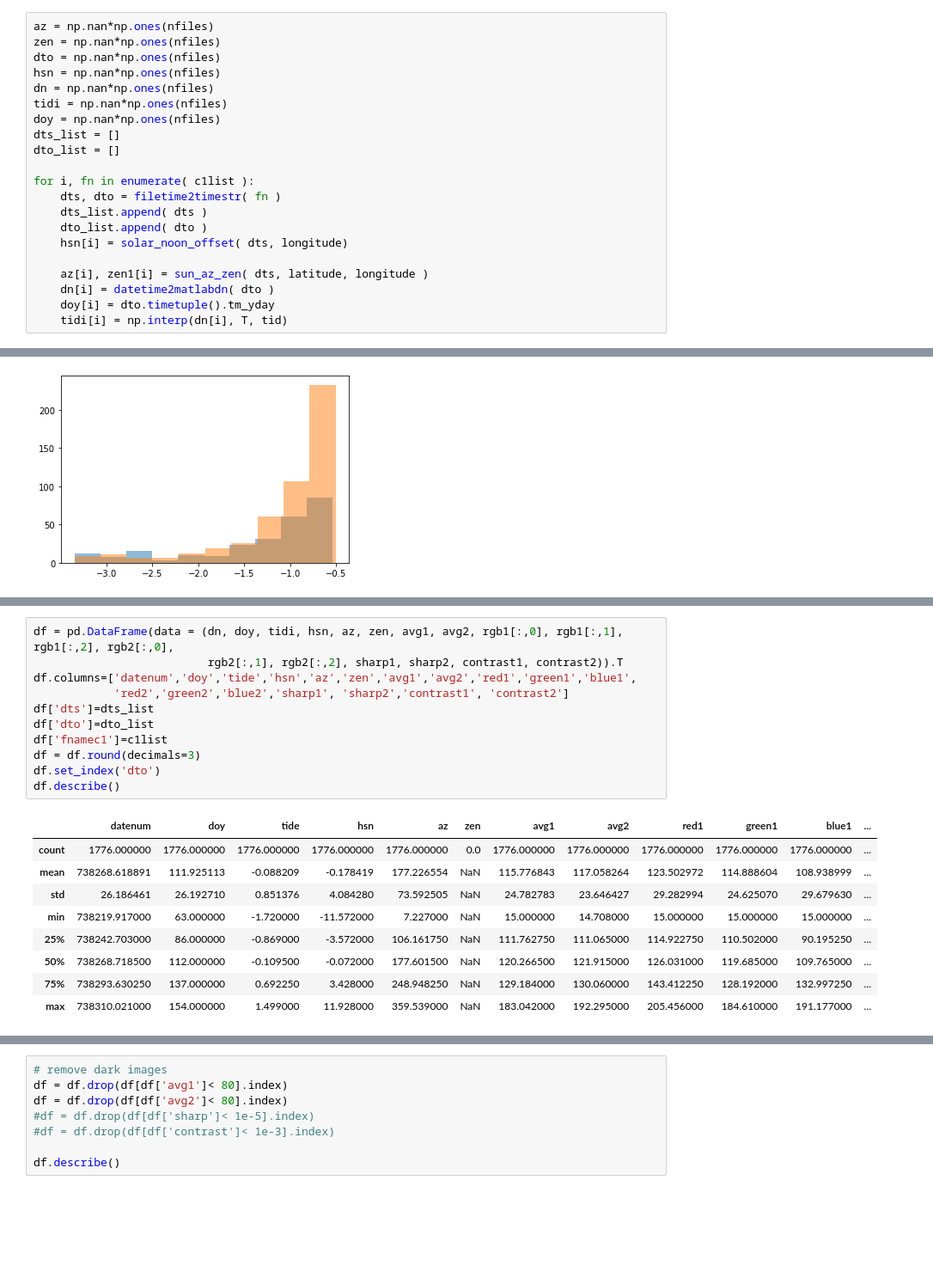
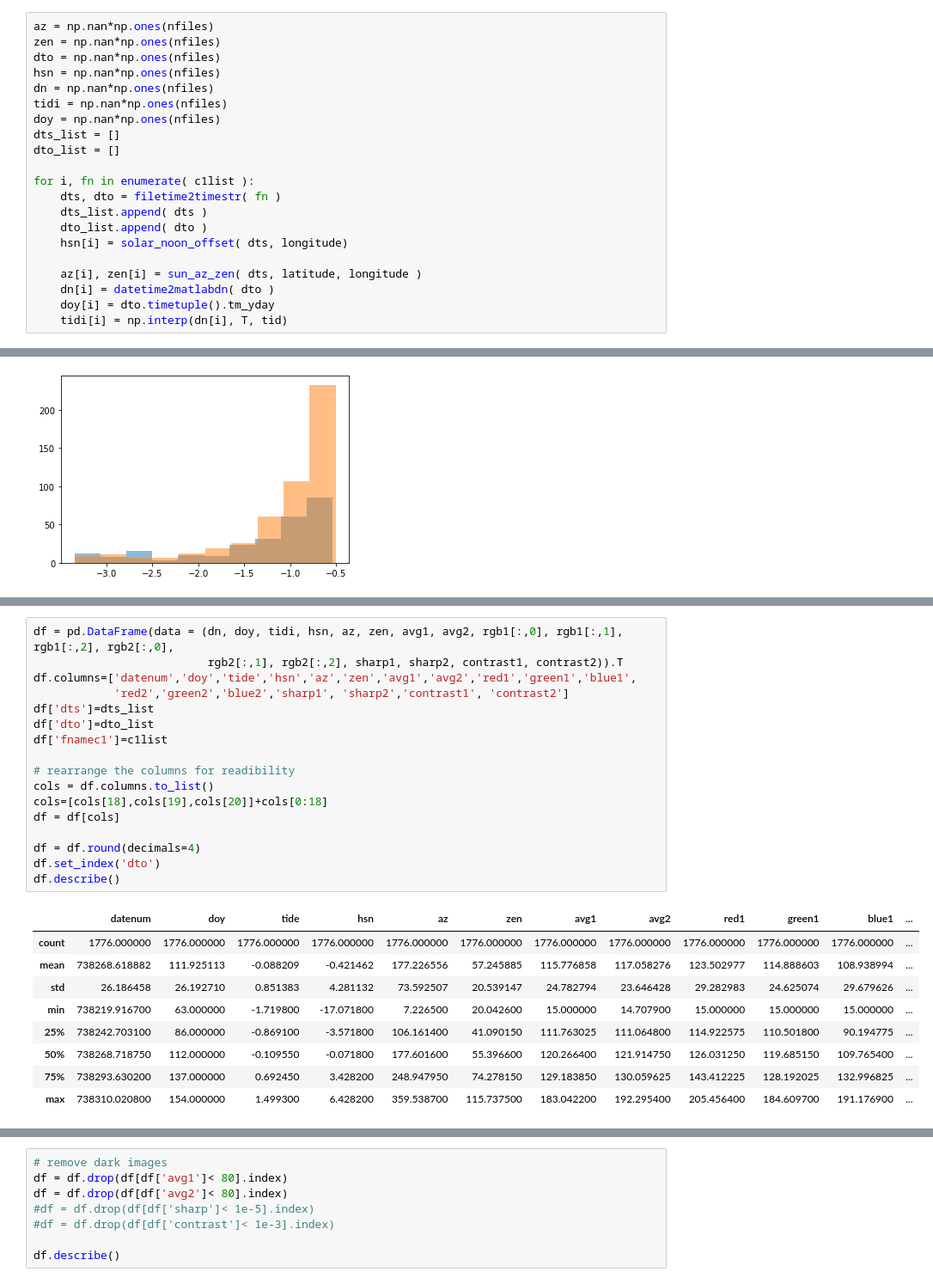
Before and after one commit to csherwood-usgs/CoastCam, a Jupyter notebook: assess_inventory.ipynb, the cells around one changed output, grey strips where cells are left out. Shown at 86% size. Saved outputs shown, nothing was run; the diff lists cells and outputs as text; blank space fills up the shorter version.

```diff
--- a/assess_inventory.ipynb
+++ b/assess_inventory.ipynb
@@ -107,7 +107,7 @@ for i, fn in enumerate( c1list ):
     dto_list.append( dto )
     hsn[i] = solar_noon_offset( dts, longitude)
 
-    az[i], zen1[i] = sun_az_zen( dts, latitude, longitude )
+    az[i], zen[i] = sun_az_zen( dts, latitude, longitude )
     dn[i] = datetime2matlabdn( dto )
     doy[i] = dto.timetuple().tm_yday
     tidi[i] = np.interp(dn[i], T, tid)
@@ -196,21 +196,27 @@ plt.plot(sharp1,sharp2,'.')
 # %%
 df = pd.DataFrame(data = (dn, doy, tidi, hsn, az, zen, avg1, avg2, rgb1[:,0], rgb1[:,1], rgb1[:,2], rgb2[:,0],
                           rgb2[:,1], rgb2[:,2], sharp1, sharp2, contrast1, contrast2)).T
 df.columns=['datenum','doy','tide','hsn','az','zen','avg1','avg2','red1','green1','blue1',
             'red2','green2','blue2','sharp1', 'sharp2','contrast1', 'contrast2']
 df['dts']=dts_list
 df['dto']=dto_list
 df['fnamec1']=c1list
-df = df.round(decimals=3)
+
+# rearrange the columns for readibility
+cols = df.columns.to_list()
+cols=[cols[18],cols[19],cols[20]]+cols[0:18]
+df = df[cols]
+
+df = df.round(decimals=4)
 df.set_index('dto')
 df.describe()
 # %% [output]
 |  | datenum | doy | tide | hsn | az | zen | avg1 | avg2 | red1 | green1 | blue1 | ... |
-| count | 1776.000000 | 1776.000000 | 1776.000000 | 1776.000000 | 1776.000000 | 0.0 | 1776.000000 | 1776.000000 | 1776.000000 | 1776.000000 | 1776.000000 | ... |
-| mean | 738268.618891 | 111.925113 | -0.088209 | -0.178419 | 177.226554 | NaN | 115.776843 | 117.058264 | 123.502972 | 114.888604 | 108.938999 | ... |
-| std | 26.186461 | 26.192710 | 0.851376 | 4.084280 | 73.592505 | NaN | 24.782783 | 23.646427 | 29.282994 | 24.625070 | 29.679630 | ... |
-| min | 738219.917000 | 63.000000 | -1.720000 | -11.572000 | 7.227000 | NaN | 15.000000 | 14.708000 | 15.000000 | 15.000000 | 15.000000 | ... |
-| 25% | 738242.703000 | 86.000000 | -0.869000 | -3.572000 | 106.161750 | NaN | 111.762750 | 111.065000 | 114.922750 | 110.502000 | 90.195250 | ... |
-| 50% | 738268.718500 | 112.000000 | -0.109500 | -0.072000 | 177.601500 | NaN | 120.266500 | 121.915000 | 126.031000 | 119.685000 | 109.765000 | ... |
-| 75% | 738293.630250 | 137.000000 | 0.692250 | 3.428000 | 248.948250 | NaN | 129.184000 | 130.060000 | 143.412250 | 128.192000 | 132.997250 | ... |
-| max | 738310.021000 | 154.000000 | 1.499000 | 11.928000 | 359.539000 | NaN | 183.042000 | 192.295000 | 205.456000 | 184.610000 | 191.177000 | ... |
+| count | 1776.000000 | 1776.000000 | 1776.000000 | 1776.000000 | 1776.000000 | 1776.000000 | 1776.000000 | 1776.000000 | 1776.000000 | 1776.000000 | 1776.000000 | ... |
+| mean | 738268.618882 | 111.925113 | -0.088209 | -0.421462 | 177.226556 | 57.245885 | 115.776858 | 117.058276 | 123.502977 | 114.888603 | 108.938994 | ... |
+| std | 26.186458 | 26.192710 | 0.851383 | 4.281132 | 73.592507 | 20.539147 | 24.782794 | 23.646428 | 29.282983 | 24.625074 | 29.679626 | ... |
+| min | 738219.916700 | 63.000000 | -1.719800 | -17.071800 | 7.226500 | 20.042600 | 15.000000 | 14.707900 | 15.000000 | 15.000000 | 15.000000 | ... |
+| 25% | 738242.703100 | 86.000000 | -0.869100 | -3.571800 | 106.161400 | 41.090150 | 111.763025 | 111.064800 | 114.922575 | 110.501800 | 90.194775 | ... |
+| 50% | 738268.718750 | 112.000000 | -0.109550 | -0.071800 | 177.601600 | 55.396600 | 120.266400 | 121.914750 | 126.031250 | 119.685150 | 109.765400 | ... |
+| 75% | 738293.630200 | 137.000000 | 0.692450 | 3.428200 | 248.947950 | 74.278150 | 129.183850 | 130.059625 | 143.412225 | 128.192025 | 132.996825 | ... |
+| max | 738310.020800 | 154.000000 | 1.499300 | 6.428200 | 359.538700 | 115.737500 | 183.042200 | 192.295400 | 205.456400 | 184.609700 | 191.176900 | ... |
```
Also changed, not shown: parts of 9 cells of this notebook, 1 other file.
